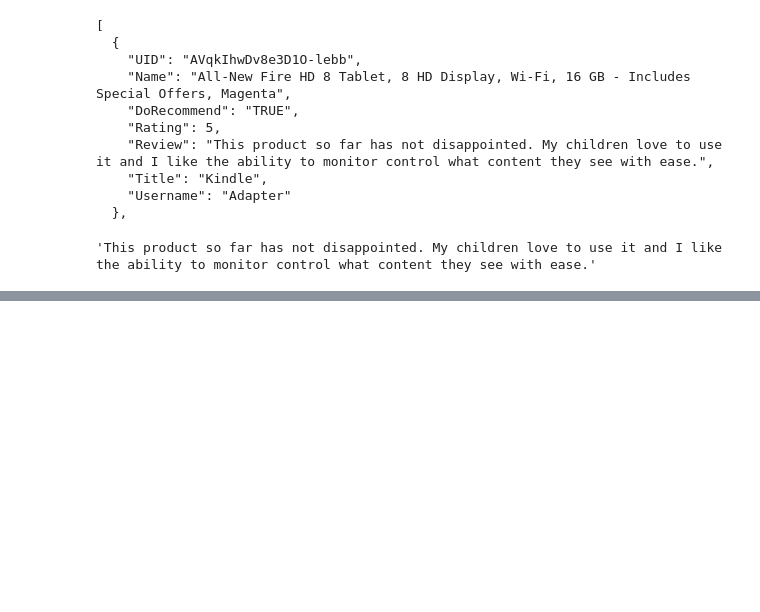
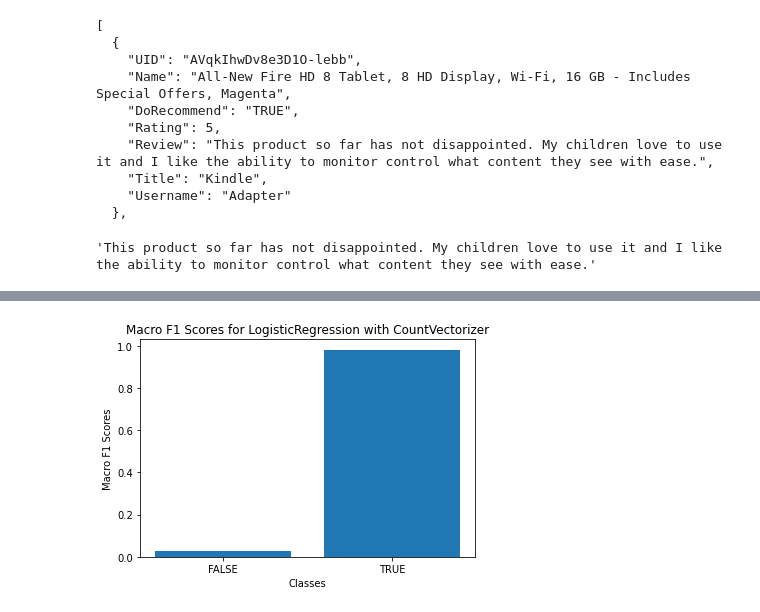
Before and after one commit to farz-1/template, a Jupyter notebook: CW.ipynb, the cells around one changed output, grey strips where cells are left out. Saved outputs shown, nothing was run; the diff lists cells and outputs as text; code cells hidden in the pictures; blank space fills up the shorter version.

```diff
--- a/CW.ipynb
+++ b/CW.ipynb
@@ -177,0 +322,19 @@ plt.show()
+# %%
+from sklearn.dummy import DummyClassifier
+
+# Split the data into train, validation, and test sets
+# ...
+
+# Create a dummy classifier with strategy 'most_frequent'
+dummy_clf = DummyClassifier(strategy='stratified')
+
+# Fit the classifier on the training data
+dummy_clf.fit(rec_train, rev_train)
+
+# Predict on the validation data
+y_pred = dummy_clf.predict(rec_val)
+
+# Calculate accuracy on the validation data
+accuracy = dummy_clf.score(rec_val, rev_val)
+
+print("Accuracy:", accuracy)
@@ -261,0 +466,59 @@ KeyboardInterrupt: ignored
+# %%
+#Comparing Classifiers
+
+from sklearn.model_selection import train_test_split, cross_val_score
+from sklearn.dummy import DummyClassifier
+from sklearn.linear_model import LogisticRegression
+from sklearn.svm import SVC
+from sklearn.feature_extraction.text import CountVectorizer, TfidfVectorizer
+from sklearn.metrics import accuracy_score, precision_score, recall_score, f1_score
+import matplotlib.pyplot as plt
+import numpy as np
+import random
+#Define the training and validation sets:
+X_train, X_val, y_train, y_val = train_test_split(rev_train_val, rec_train_val, test_size=0.2, random_state=12)
+
+#Define the classifiers and their parameters:
+dummy_classifiers = [    DummyClassifier(strategy="most_frequent"),    DummyClassifier(strategy="stratified")]
+logistic_regression = LogisticRegression(solver='lbfgs', max_iter=1000)
+svc = SVC(kernel='rbf')
+count_vectorizer = CountVectorizer()
+tfidf_vectorizer = TfidfVectorizer()
+results = {}
+
+#Train the classifiers and evaluate them on the validation set:
+for clf in dummy_classifiers + [logistic_regression, svc]:
+    for vectorizer in [count_vectorizer, tfidf_vectorizer]:
+        X_train_transformed = vectorizer.fit_transform(X_train)
+        X_val_transformed = vectorizer.transform(X_val)
+        clf.fit(X_train_transformed, y_train)
+        y_pred = clf.predict(X_val_transformed)
+        accuracy = accuracy_score(y_val, y_pred)
+        precision_macro = precision_score(y_val, y_pred, average='macro',zero_division=0)
+        recall_macro = recall_score(y_val, y_pred, average='macro')
+        f1_macro = f1_score(y_val, y_pred, average='macro')
+        results[(clf.__class__.__name__, vectorizer.__class__.__name__)] = (accuracy, precision_macro, recall_macro, f1_macro)
+
+#Print the evaluation metrics:
+print("Results on Validation Set:")
+print("{:<25} {:<20} {:<10} {:<10} {:<10}".format('Classifier', 'Feature Representation', 'Accuracy', 'Precision', 'Recall', 'F1'))
+for key, value in results.items():
+    classifier, feature_representation = key
+    accuracy, precision_macro, recall_macro, f1_macro = value
+    print("{:<25} {:<20} {:.3f}      {:.3f}      {:.3f}     {:.3f}".format(classifier, feature_representation, accuracy, precision_macro, recall_macro, f1_macro))
+best_clf = max(results, key=lambda x: results[x][3])
+best_clf_name = best_clf[0]
+best_vectorizer_name = best_clf[1]
+X_train_transformed = vectorizer.fit_transform(rev_train_val)
+X_val_transformed = vectorizer.transform(rev_val)
+clf = eval(best_clf_name)()
+clf.fit(X_train_transformed, rec_train_val)
+y_pred = clf.predict(X_val_transformed)
+f1_scores = f1_score(rec_val, y_pred, average=None)
+classes = clf.classes_
+plt.bar(classes, f1_scores)
+plt.title(f"Macro F1 Scores for {best_clf_name} with {best_vectorizer_name}")
+plt.xlabel("Classes")
+plt.ylabel("Macro F1 Scores")
+plt.show()
+# %% [output]
@@ -261,0 +533 @@ KeyboardInterrupt: ignored
+[figure, added]
```
Also changed, not shown: parts of 28 cells of this notebook.
